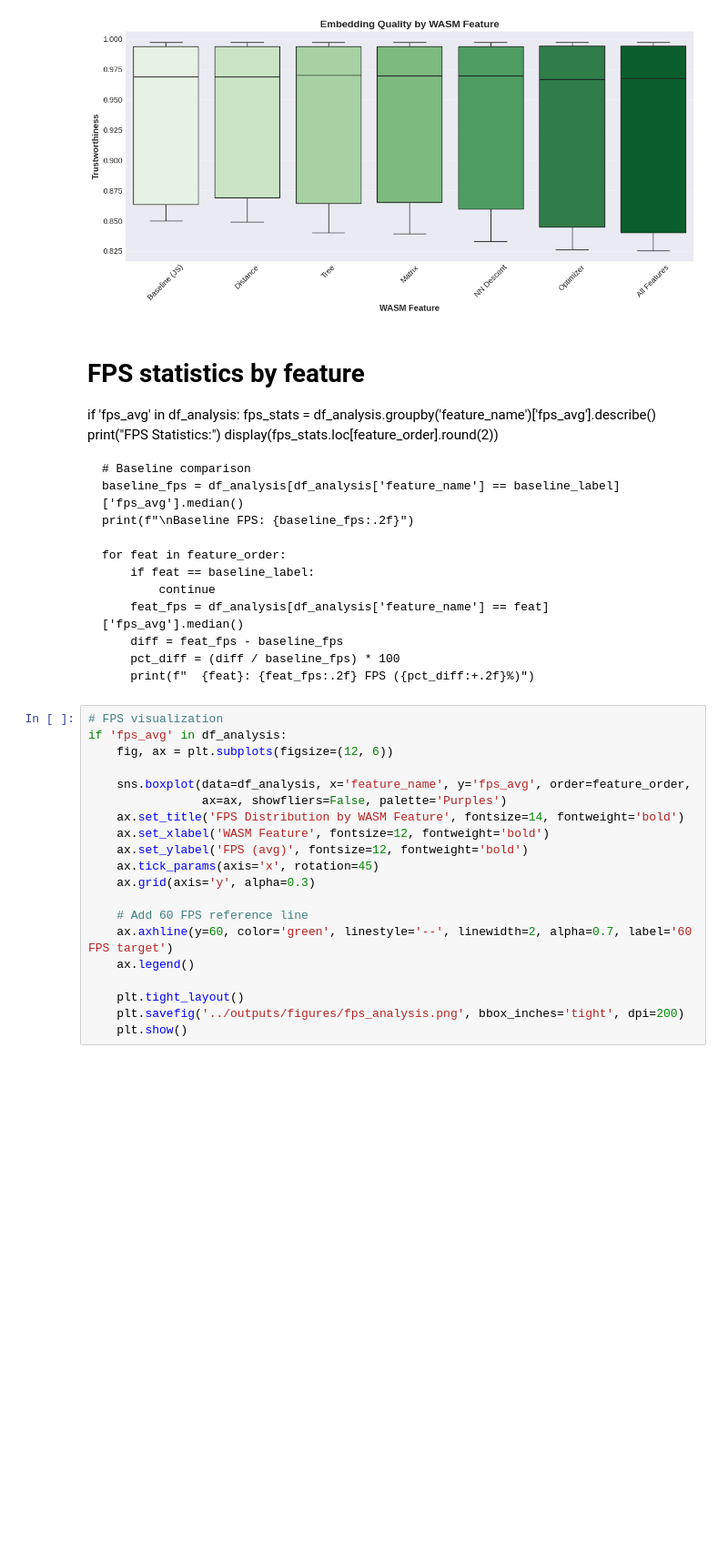
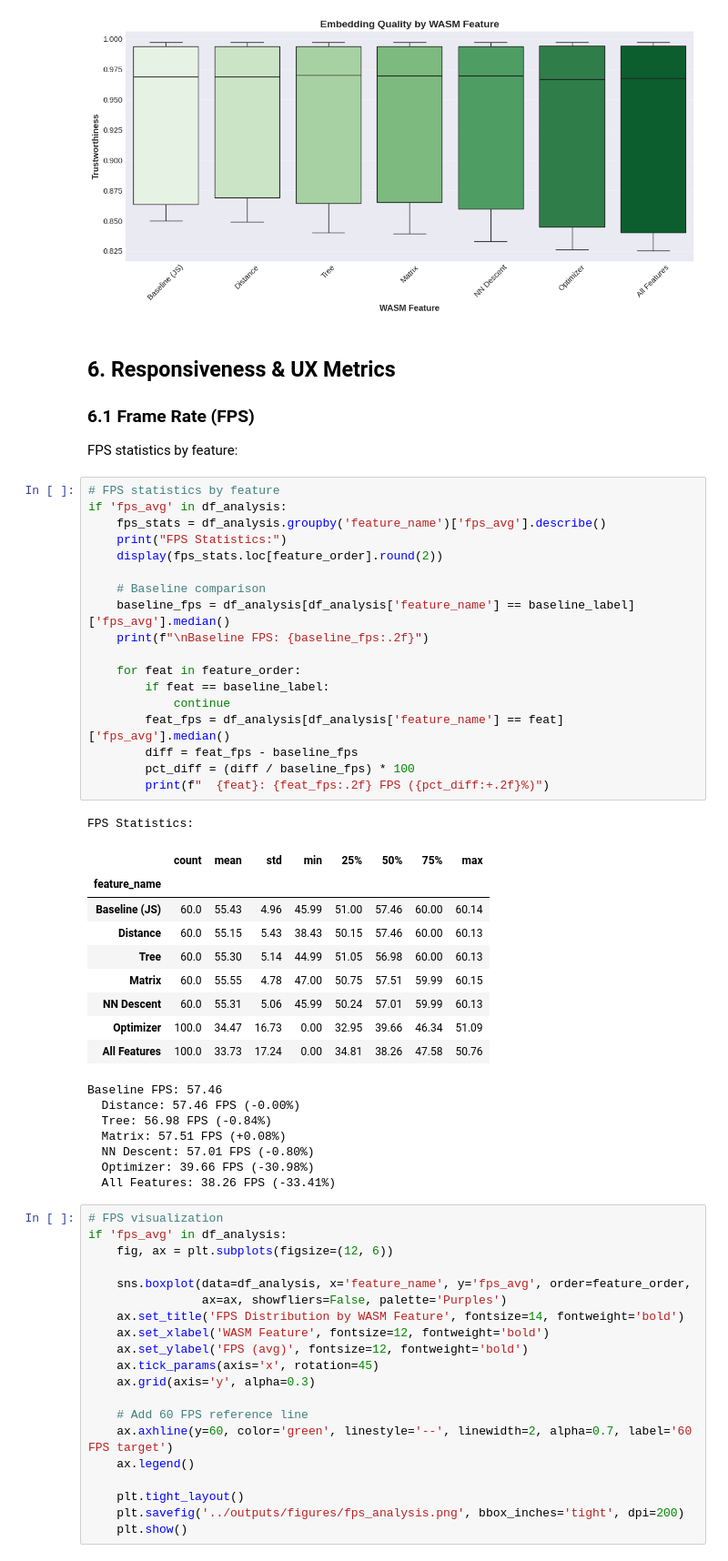
Before and after one commit to elarsaks/umap-bench, a Jupyter notebook: bench/analysis/analysis.ipynb, the cells around one changed output. Shown at 91% size. Drawn from its saved outputs; the diff is of its cells as text; blank space fills up the shorter version.

```diff
--- a/bench/analysis/analysis.ipynb
+++ b/bench/analysis/analysis.ipynb
@@ -622,23 +620,47 @@ if 'trustworthiness' in df_analysis:
 # %% [output]
 [figure]
 # %% [markdown]
-# FPS statistics by feature
-if 'fps_avg' in df_analysis:
-    fps_stats = df_analysis.groupby('feature_name')['fps_avg'].describe()
-    print("FPS Statistics:")
-    display(fps_stats.loc[feature_order].round(2))
+## 6. Responsiveness & UX Metrics
 
-    # Baseline comparison
-    baseline_fps = df_analysis[df_analysis['feature_name'] == baseline_label]['fps_avg'].median()
-    print(f"\nBaseline FPS: {baseline_fps:.2f}")
+### 6.1 Frame Rate (FPS)
 
-    for feat in feature_order:
-        if feat == baseline_label:
-            continue
-        feat_fps = df_analysis[df_analysis['feature_name'] == feat]['fps_avg'].median()
-        diff = feat_fps - baseline_fps
-        pct_diff = (diff / baseline_fps) * 100
-        print(f"  {feat}: {feat_fps:.2f} FPS ({pct_diff:+.2f}%)")
+FPS statistics by feature:
+# %%
+# FPS statistics by feature
+if 'fps_avg' in df_analysis:
+    fps_stats = df_analysis.groupby('feature_name')['fps_avg'].describe()
+    print("FPS Statistics:")
+    display(fps_stats.loc[feature_order].round(2))
+
+    # Baseline comparison
+    baseline_fps = df_analysis[df_analysis['feature_name'] == baseline_label]['fps_avg'].median()
+    print(f"\nBaseline FPS: {baseline_fps:.2f}")
+
+    for feat in feature_order:
+        if feat == baseline_label:
+            continue
+        feat_fps = df_analysis[df_analysis['feature_name'] == feat]['fps_avg'].median()
+        diff = feat_fps - baseline_fps
+        pct_diff = (diff / baseline_fps) * 100
+        print(f"  {feat}: {feat_fps:.2f} FPS ({pct_diff:+.2f}%)")
+# %% [output]
+FPS Statistics:
+|  | count | mean | std | min | 25% | 50% | 75% | max |
+| feature_name |  |  |  |  |  |  |  |  |
+| Baseline (JS) | 60.0 | 55.43 | 4.96 | 45.99 | 51.00 | 57.46 | 60.00 | 60.14 |
+| Distance | 60.0 | 55.15 | 5.43 | 38.43 | 50.15 | 57.46 | 60.00 | 60.13 |
+| Tree | 60.0 | 55.30 | 5.14 | 44.99 | 51.05 | 56.98 | 60.00 | 60.13 |
+| Matrix | 60.0 | 55.55 | 4.78 | 47.00 | 50.75 | 57.51 | 59.99 | 60.15 |
+| NN Descent | 60.0 | 55.31 | 5.06 | 45.99 | 50.24 | 57.01 | 59.99 | 60.13 |
+| Optimizer | 100.0 | 34.47 | 16.73 | 0.00 | 32.95 | 39.66 | 46.34 | 51.09 |
+| All Features | 100.0 | 33.73 | 17.24 | 0.00 | 34.81 | 38.26 | 47.58 | 50.76 |
+Baseline FPS: 57.46
+  Distance: 57.46 FPS (-0.00%)
+  Tree: 56.98 FPS (-0.84%)
+  Matrix: 57.51 FPS (+0.08%)
+  NN Descent: 57.01 FPS (-0.80%)
+  Optimizer: 39.66 FPS (-30.98%)
+  All Features: 38.26 FPS (-33.41%)
 # %%
 # FPS visualization
 if 'fps_avg' in df_analysis:
```
Also changed, not shown: parts of 4 cells of this notebook.
